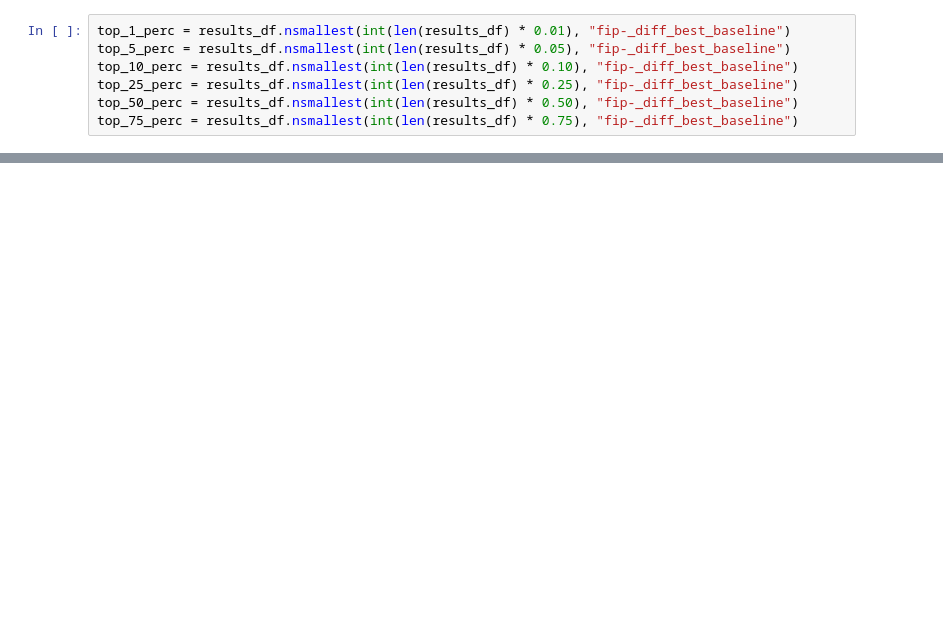
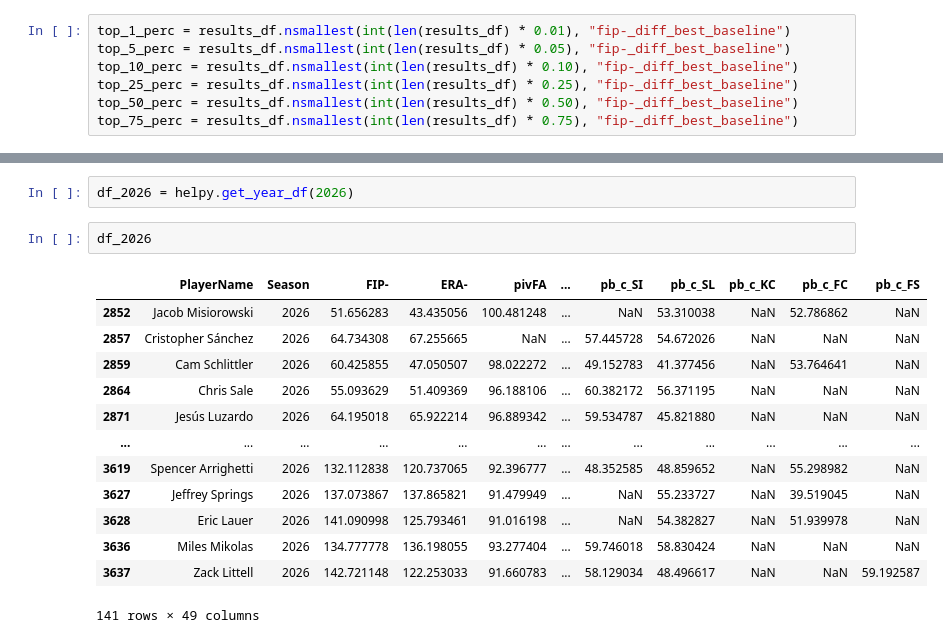
Before and after one commit to lemonannn/lppm_plus, a Jupyter notebook: example_analysis.ipynb, the cells around one changed output, grey strips where cells are left out. Saved outputs shown, nothing was run; the diff lists cells and outputs as text; blank space fills up the shorter version.

```diff
--- a/example_analysis.ipynb
+++ b/example_analysis.ipynb
@@ -116,0 +136,18 @@ print(top_75_perc['led_to_breakout'].mean())
+# %%
+df_2026 = helpy.get_year_df(2026)
+# %%
+df_2026
+# %% [output]
+|  | PlayerName | Season | FIP- | ERA- | pivFA | ... | pb_c_SI | pb_c_SL | pb_c_KC | pb_c_FC | pb_c_FS |
+| 2852 | Jacob Misiorowski | 2026 | 51.656283 | 43.435056 | 100.481248 | ... | NaN | 53.310038 | NaN | 52.786862 | NaN |
+| 2857 | Cristopher Sánchez | 2026 | 64.734308 | 67.255665 | NaN | ... | 57.445728 | 54.672026 | NaN | NaN | NaN |
+| 2859 | Cam Schlittler | 2026 | 60.425855 | 47.050507 | 98.022272 | ... | 49.152783 | 41.377456 | NaN | 53.764641 | NaN |
+| 2864 | Chris Sale | 2026 | 55.093629 | 51.409369 | 96.188106 | ... | 60.382172 | 56.371195 | NaN | NaN | NaN |
+| 2871 | Jesús Luzardo | 2026 | 64.195018 | 65.922214 | 96.889342 | ... | 59.534787 | 45.821880 | NaN | NaN | NaN |
+| ... | ... | ... | ... | ... | ... | ... | ... | ... | ... | ... | ... |
+| 3619 | Spencer Arrighetti | 2026 | 132.112838 | 120.737065 | 92.396777 | ... | 48.352585 | 48.859652 | NaN | 55.298982 | NaN |
+| 3627 | Jeffrey Springs | 2026 | 137.073867 | 137.865821 | 91.479949 | ... | NaN | 55.233727 | NaN | 39.519045 | NaN |
+| 3628 | Eric Lauer | 2026 | 141.090998 | 125.793461 | 91.016198 | ... | NaN | 54.382827 | NaN | 51.939978 | NaN |
+| 3636 | Miles Mikolas | 2026 | 134.777778 | 136.198055 | 93.277404 | ... | 59.746018 | 58.830424 | NaN | NaN | NaN |
+| 3637 | Zack Littell | 2026 | 142.721148 | 122.253033 | 91.660783 | ... | 58.129034 | 48.496617 | NaN | NaN | 59.192587 |
+141 rows × 49 columns
```
Also changed, not shown: parts of 26 cells of this notebook, 2 other files.
